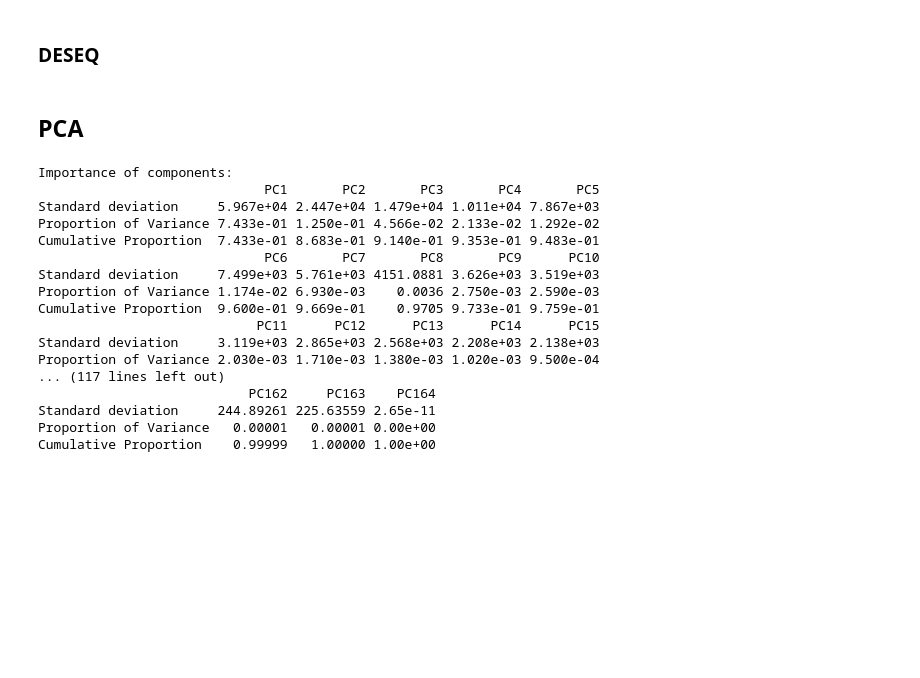
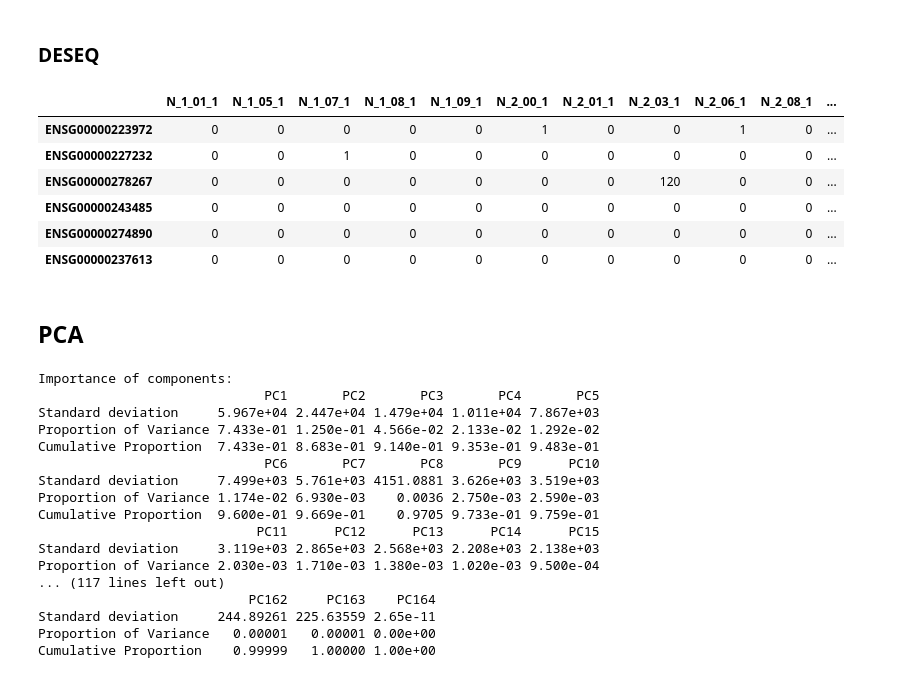
Before and after one commit to nataliedef/cse283_2021, a Jupyter notebook: initial_analysis.ipynb, the cells around one changed output. Cells and saved outputs as stored; diff of their text form; code cells hidden in the pictures; blank space fills up the shorter version.

```diff
--- a/initial_analysis.ipynb
+++ b/initial_analysis.ipynb
@@ -91,14 +93,22 @@ Warning message:
 # %% [markdown]
 ### DESEQ
 # %%
-# counts.mat <- counts.dt %>%
-#     select(meta.dt$sample_id) %>% # ensure columns are in same order as meta dt
-#     as.matrix
-# rownames(counts.mat) <- counts.dt$gene_id
+counts.mat <- counts.dt %>%
+    select(meta.dt$sample_id) %>% # ensure columns are in same order as meta dt
+    as.matrix
+rownames(counts.mat) <- counts.dt$gene_id
 
-# # round counts for DESeq
-# counts.mat <- round(counts.mat)
-# head(counts.mat)
+# round counts for DESeq
+counts.mat <- round(counts.mat)
+head(counts.mat)
+# %% [output]
+|  | N_1_01_1 | N_1_05_1 | N_1_07_1 | N_1_08_1 | N_1_09_1 | N_2_00_1 | N_2_01_1 | N_2_03_1 | N_2_06_1 | N_2_08_1 | ... |
+| ENSG00000223972 | 0 | 0 | 0 | 0 | 0 | 1 | 0 | 0 | 1 | 0 | ... |
+| ENSG00000227232 | 0 | 0 | 1 | 0 | 0 | 0 | 0 | 0 | 0 | 0 | ... |
+| ENSG00000278267 | 0 | 0 | 0 | 0 | 0 | 0 | 0 | 120 | 0 | 0 | ... |
+| ENSG00000243485 | 0 | 0 | 0 | 0 | 0 | 0 | 0 | 0 | 0 | 0 | ... |
+| ENSG00000274890 | 0 | 0 | 0 | 0 | 0 | 0 | 0 | 0 | 0 | 0 | ... |
+| ENSG00000237613 | 0 | 0 | 0 | 0 | 0 | 0 | 0 | 0 | 0 | 0 | ... |
 # %%
 # ### run DESeq for condition - take a long time
 # dds <- DESeqDataSetFromMatrix(counts.mat, colData = meta.dt, design = ~group)
```
Also changed, not shown: parts of 8 cells of this notebook.
